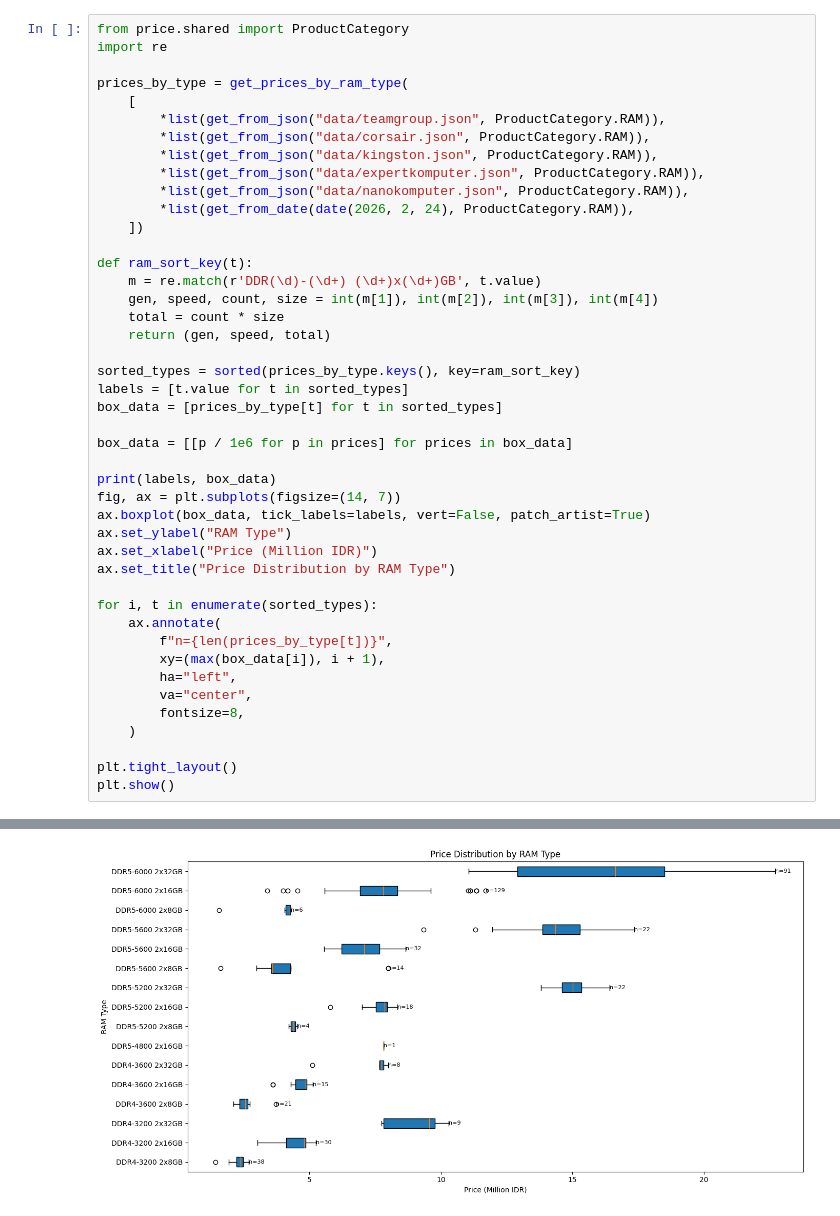
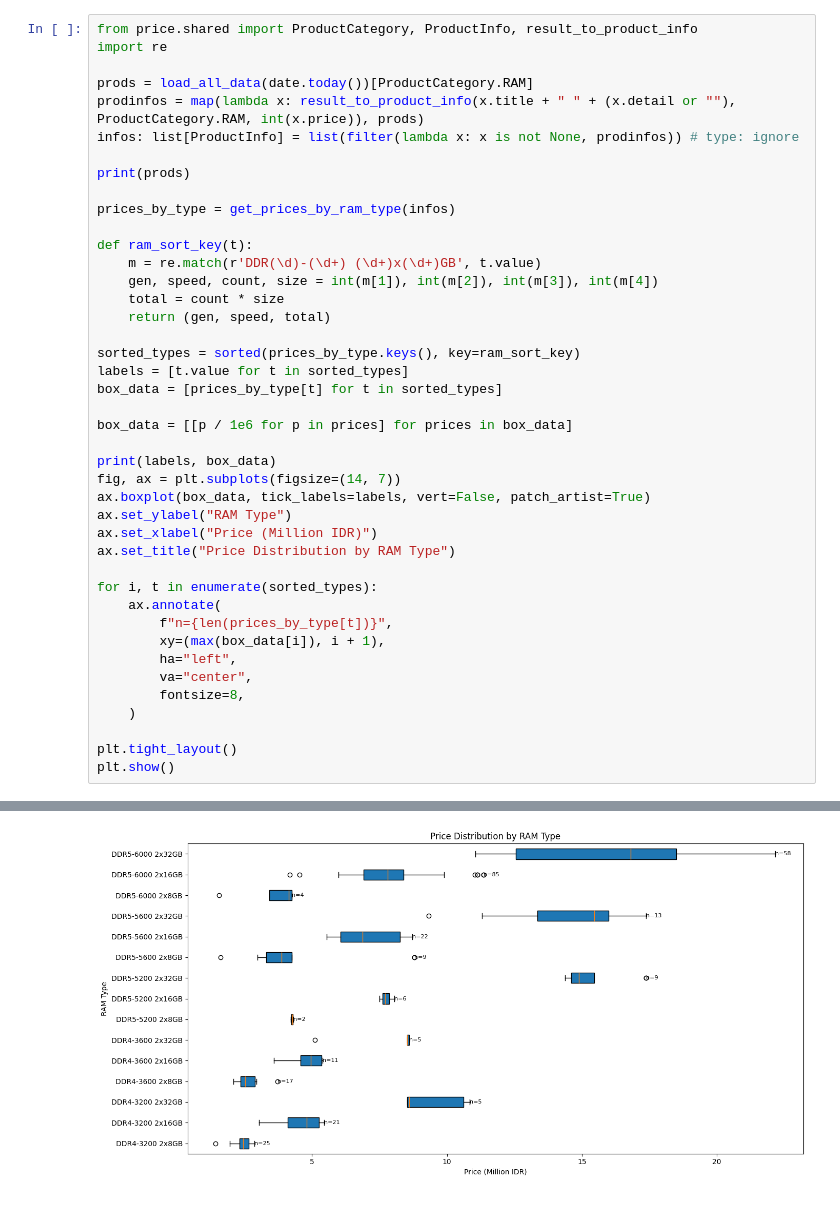
Before and after one commit to rorre/price-track, a Jupyter notebook: analysis.ipynb, the cells around one changed output, grey strips where cells are left out. Drawn from its saved outputs; the diff is of its cells as text.

```diff
--- a/analysis.ipynb
+++ b/analysis.ipynb
@@ -7,16 +7,14 @@ from price.source.generic import get_from_json
 # %%
-from price.shared import ProductCategory
+from price.shared import ProductCategory, ProductInfo, result_to_product_info
 import re
 
-prices_by_type = get_prices_by_ram_type(
-    [
-        *list(get_from_json("data/teamgroup.json", ProductCategory.RAM)),
-        *list(get_from_json("data/corsair.json", ProductCategory.RAM)),
-        *list(get_from_json("data/kingston.json", ProductCategory.RAM)),
-        *list(get_from_json("data/expertkomputer.json", ProductCategory.RAM)),
-        *list(get_from_json("data/nanokomputer.json", ProductCategory.RAM)),
-        *list(get_from_date(date(2026, 2, 24), ProductCategory.RAM)),
-    ])
+prods = load_all_data(date.today())[ProductCategory.RAM]
+prodinfos = map(lambda x: result_to_product_info(x.title + " " + (x.detail or ""), ProductCategory.RAM, int(x.price)), prods)
+infos: list[ProductInfo] = list(filter(lambda x: x is not None, prodinfos)) # type: ignore
+
+print(prods)
+
+prices_by_type = get_prices_by_ram_type(infos)
 
 def ram_sort_key(t):
     m = re.match(r'DDR(\d)-(\d+) (\d+)x(\d+)GB', t.value)
@@ -53 +52 @@ plt.show()
-[figure, old version]
+[figure, new version]
```
Also changed, not shown: parts of 6 cells of this notebook.
